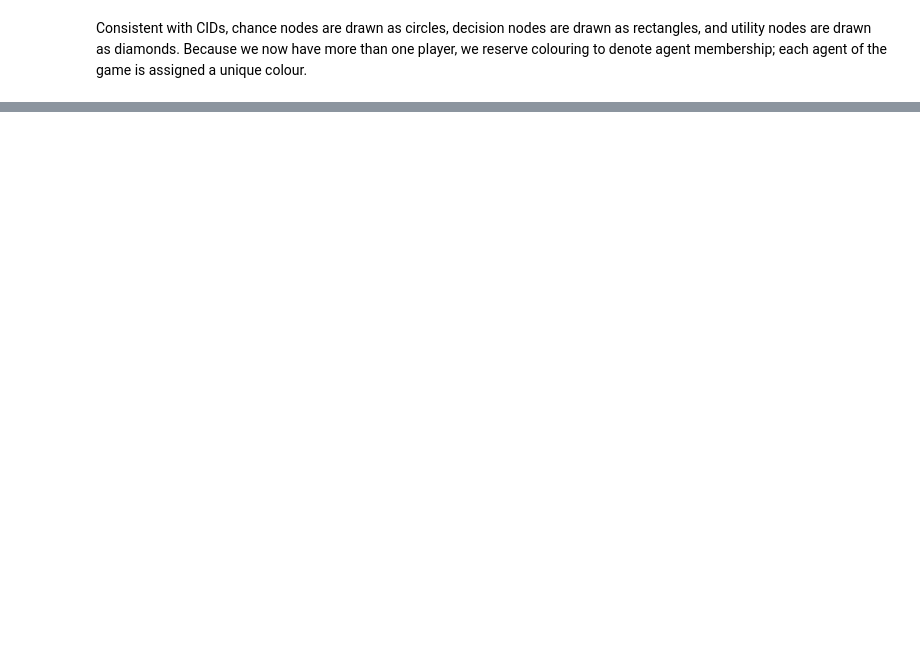
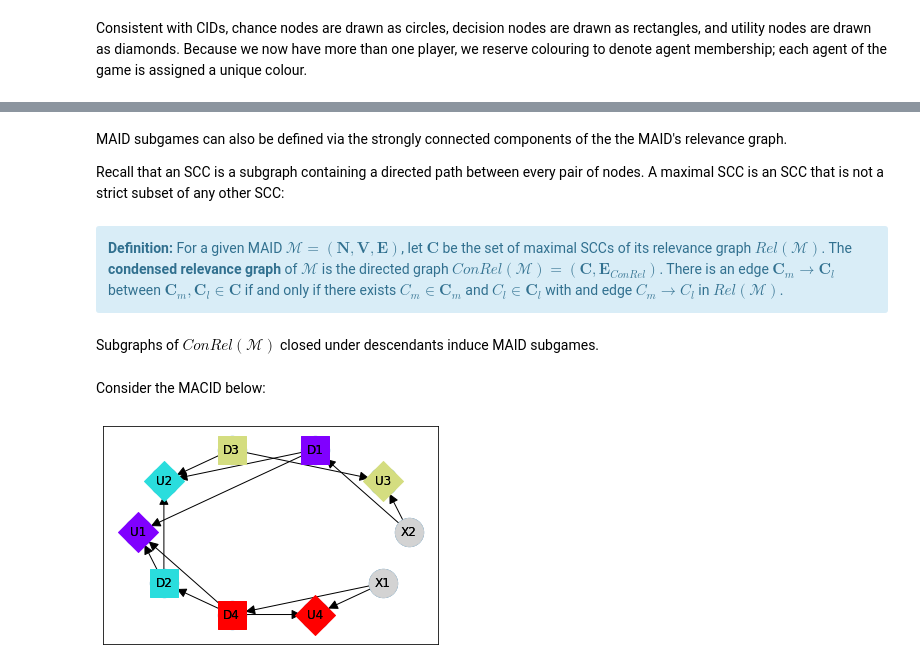
Before and after one commit to causalincentives/pycid, a Jupyter notebook: notebooks/Untitled1.ipynb, the cells around one changed output, grey strips where cells are left out. Drawn from its saved outputs; the diff is of its cells as text; code cells hidden in the pictures; blank space fills up the shorter version.

```diff
--- a/notebooks/Untitled1.ipynb
+++ b/notebooks/Untitled1.ipynb
@@ -64,0 +120,41 @@ Consistent with CIDs, chance nodes are drawn as circles, decision nodes are draw
+# %% [markdown]
+MAID subgames can also be defined via the strongly connected components of the the MAID's relevance graph.
+
+Recall that an SCC is a subgraph containing a directed path between every pair of nodes. A maximal SCC is an SCC that is not a strict subset of any other SCC:
+# %% [markdown]
+<div class="alert alert-block alert-info">
+    <b>Definition:</b> For a given MAID $\mathcal{M} = (\textbf{N}, \textbf{V}, \textbf{E})$, let $\textbf{C}$ be the set of maximal SCCs of its relevance graph $Rel(\mathcal{M})$. The <b>condensed relevance graph </b> of $\mathcal{M}$ is the directed graph $ConRel(\mathcal{M}) = (\textbf{C}, \textbf{E}_{ConRel})$. There is an edge $\textbf{C}_m \rightarrow \textbf{C}_l$ between $\textbf{C}_m, \textbf{C}_l\in\textbf{C}$ if and only if there exists $C_m\in \textbf{C}_m$ and $C_l\in \textbf{C}_l$ with and edge $C_m\to C_l$ in $Rel(\mathcal{M})$.
+
+
+
+</div>
+# %% [markdown]
+Subgraphs of $ConRel(\mathcal{M})$ closed under descendants induce MAID subgames.
+# %% [markdown]
+Consider the MACID below:
+# %%
+macid = MACID([
+        ('X2', 'U3'),
+        ('X2', 'D1'),
+        ('D3', 'U3'),
+        ('D3', 'U2'),
+        ('D1', 'U1'),
+        ('D1', 'U2'),
+        ('D2', 'U1'),
+        ('D2', 'U2'),
+        ('D4', 'U1'),
+        ('D4', 'D2'),
+        ('D4', 'U4'),
+        ('X1', 'D4'),
+        ('X1', 'U4'),
+        ],
+        {1: {'D': ['D1'], 'U': ['U1']},
+         2: {'D': ['D2'], 'U': ['U2']},
+         3: {'D': ['D3'], 'U': ['U3']},
+         4: {'D': ['D4'], 'U': ['U4']},
+
+         })
+# %%
+macid.draw()
+# %% [output]
+[figure, added]
```
Also changed, not shown: parts of 27 cells of this notebook, 12 other files.
